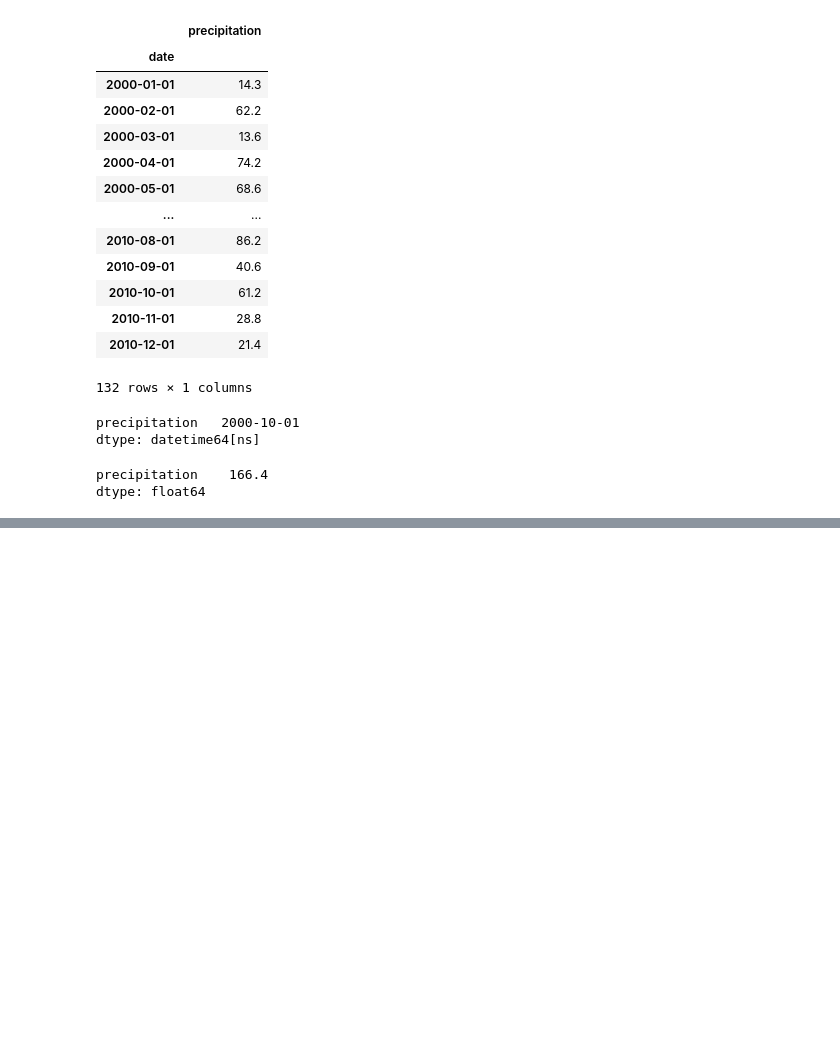
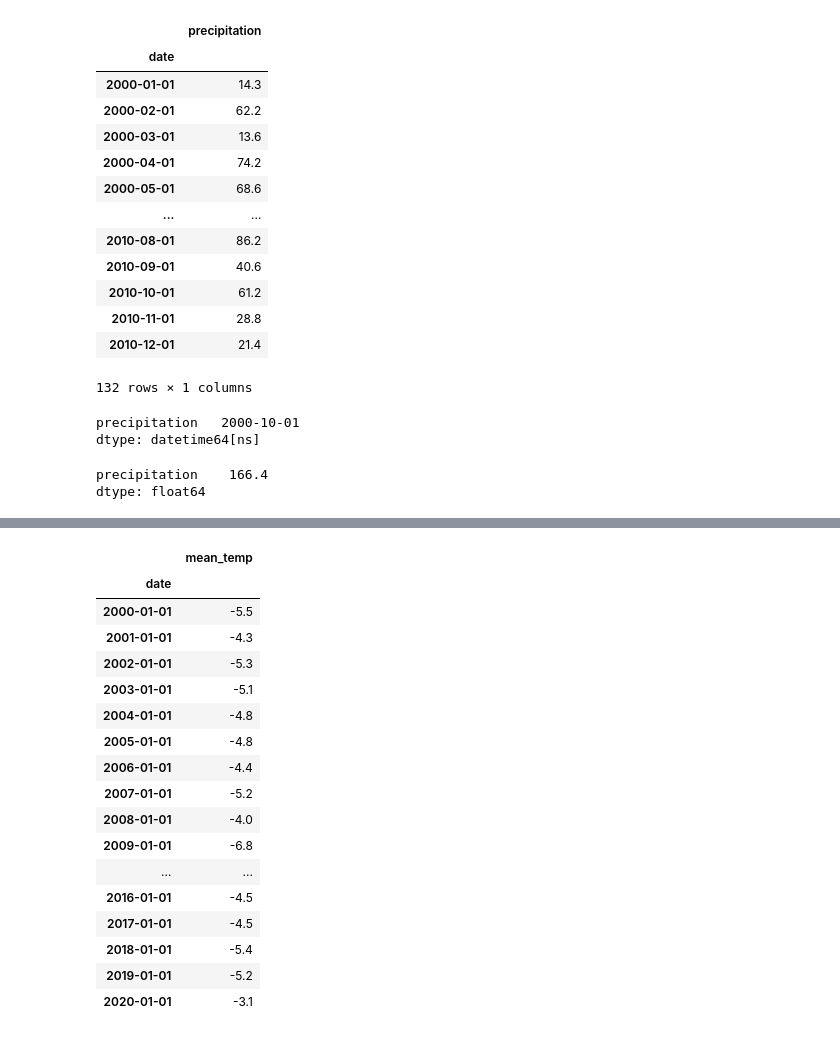
Before and after one commit to LoveidaLucero/Time-Series-Analysis, a Jupyter notebook: Resampling Datetime Data.ipynb, the cells around one changed output, grey strips where cells are left out. Saved outputs shown, nothing was run; the diff lists cells and outputs as text; code cells hidden in the pictures; blank space fills up the shorter version.

```diff
--- a/Resampling Datetime Data.ipynb
+++ b/Resampling Datetime Data.ipynb
@@ -198,0 +223,23 @@ fig.autofmt_xdate(which='major', rotation=90, ha='center');
+# %%
+# Resample using agg .min
+ts_as_res = ts.resample("AS").min()
+ts_as_res
+# %% [output]
+|  | mean_temp |
+| date |  |
+| 2000-01-01 | -5.5 |
+| 2001-01-01 | -4.3 |
+| 2002-01-01 | -5.3 |
+| 2003-01-01 | -5.1 |
+| 2004-01-01 | -4.8 |
+| 2005-01-01 | -4.8 |
+| 2006-01-01 | -4.4 |
+| 2007-01-01 | -5.2 |
+| 2008-01-01 | -4.0 |
+| 2009-01-01 | -6.8 |
+| ... | ... |
+| 2016-01-01 | -4.5 |
+| 2017-01-01 | -4.5 |
+| 2018-01-01 | -5.4 |
+| 2019-01-01 | -5.2 |
+| 2020-01-01 | -3.1 |
```
Also changed, not shown: parts of 10 cells of this notebook.
